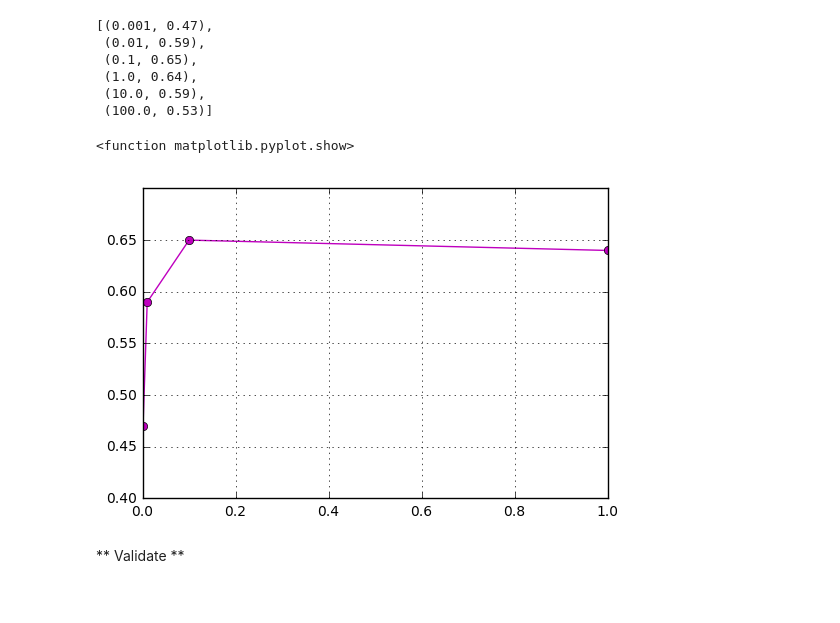
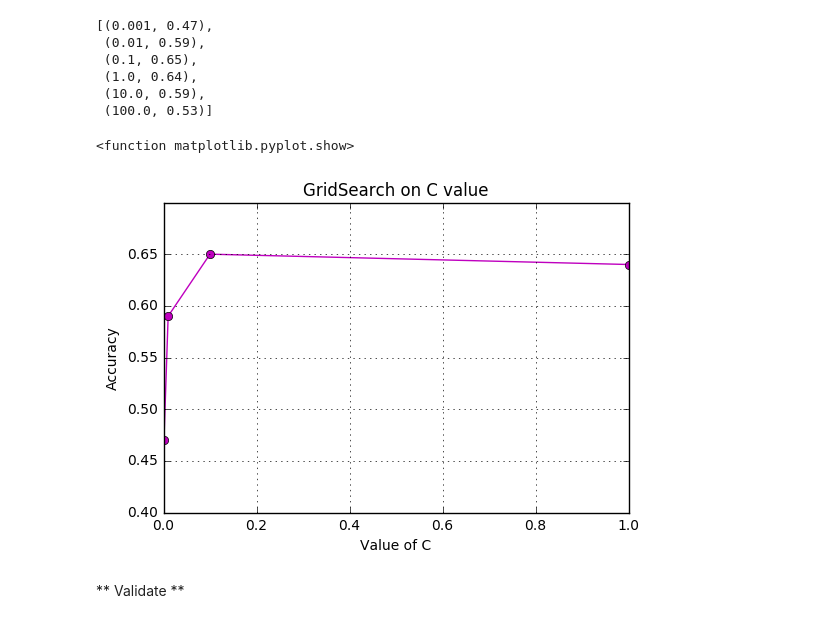
Before and after one commit to elisevmol/rabbiteye-exp, a Jupyter notebook: categorization-svm-2/Cross Validation with bubble - feature reduction on base_code.ipynb, the cells around one changed output. Saved outputs shown, nothing was run; the diff lists cells and outputs as text; code cells hidden in the pictures.

Commit message:
Axes added to GridSearch graph

```diff
--- a/categorization-svm-2/Cross Validation with bubble - feature reduction on base_code.ipynb
+++ b/categorization-svm-2/Cross Validation with bubble - feature reduction on base_code.ipynb
@@ -301,16 +301,19 @@ co
 # %%
 x = [i[0] for i in co]
 y = [i[1] for i in co]
 
 plt.plot(x, y, 'm-', marker='o')
 plt.grid(True)
 plt.ylim([0.4, 0.7])
 plt.xlim([0, 1])
+plt.title('GridSearch on C value')
+plt.xlabel('Value of C')
+plt.ylabel('Accuracy')
 
 plt.show
 # %% [output]
 <function matplotlib.pyplot.show>
-[figure, old version]
+[figure, new version]
 # %% [markdown]
 ** Validate **
 # %%
```
Also changed, not shown: parts of 1 cell of this notebook.
